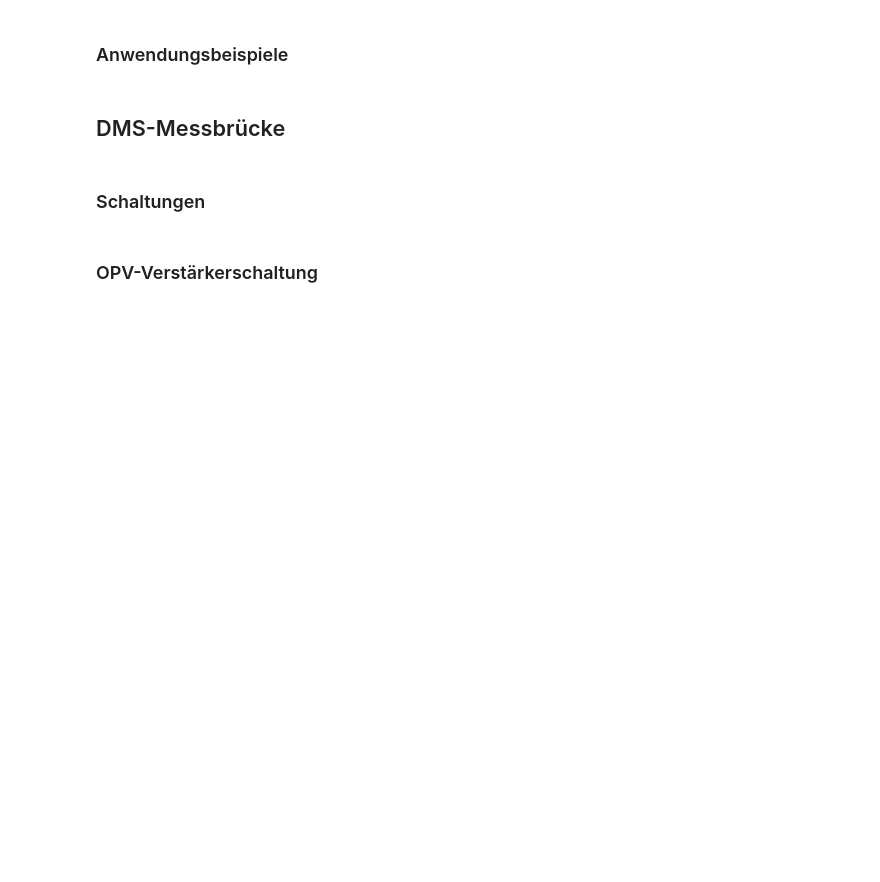
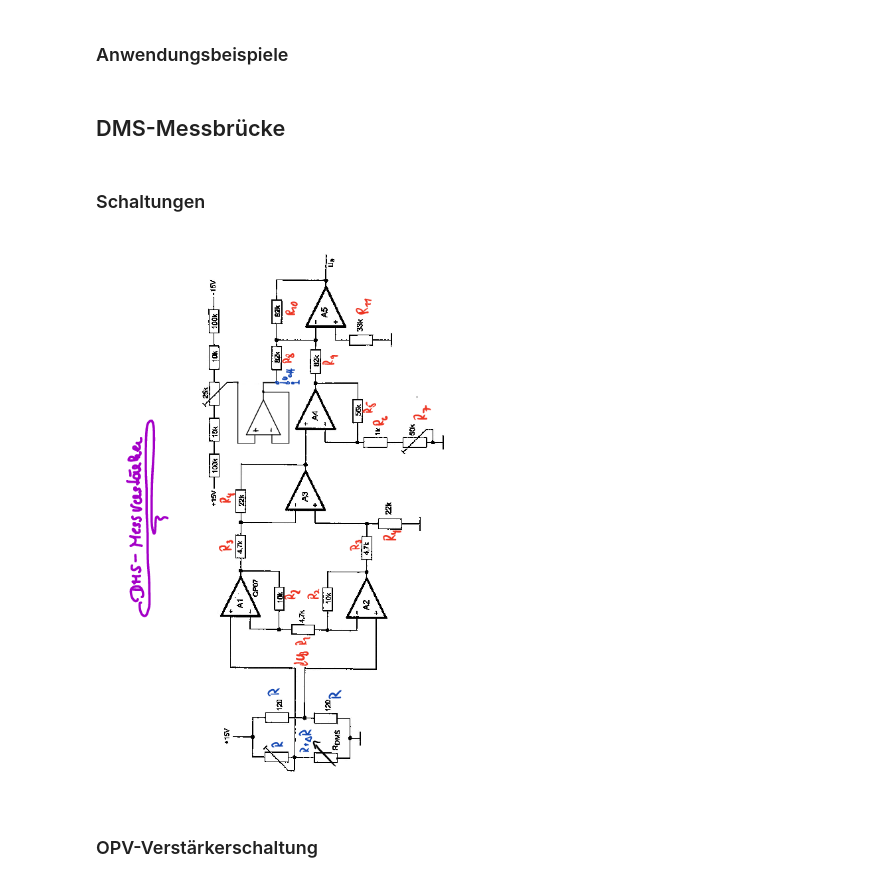
Before and after one commit to Dan00712/CompendiumMatura, a Jupyter notebook: notebooks/mtrs.ipynb, the cells around one changed output. Saved outputs shown, nothing was run; the diff lists cells and outputs as text; code cells hidden in the pictures; blank space fills up the shorter version.

```diff
--- a/notebooks/mtrs.ipynb
+++ b/notebooks/mtrs.ipynb
@@ -549,5 +559,9 @@ $T_x = \frac{f_{ref}}{N}$
 ## DMS-Messbrücke
 # %% [markdown]
 ### Schaltungen
+# %%
+WImage(filename=os.path.join(os.getcwd(), 'mtrs_media', 'dms_cir.pdf'))
+# %% [output]
+[figure, added]
 # %% [markdown]
 ### OPV-Verstärkerschaltung
```
Also changed, not shown: parts of 6 cells of this notebook, 4 other files.
